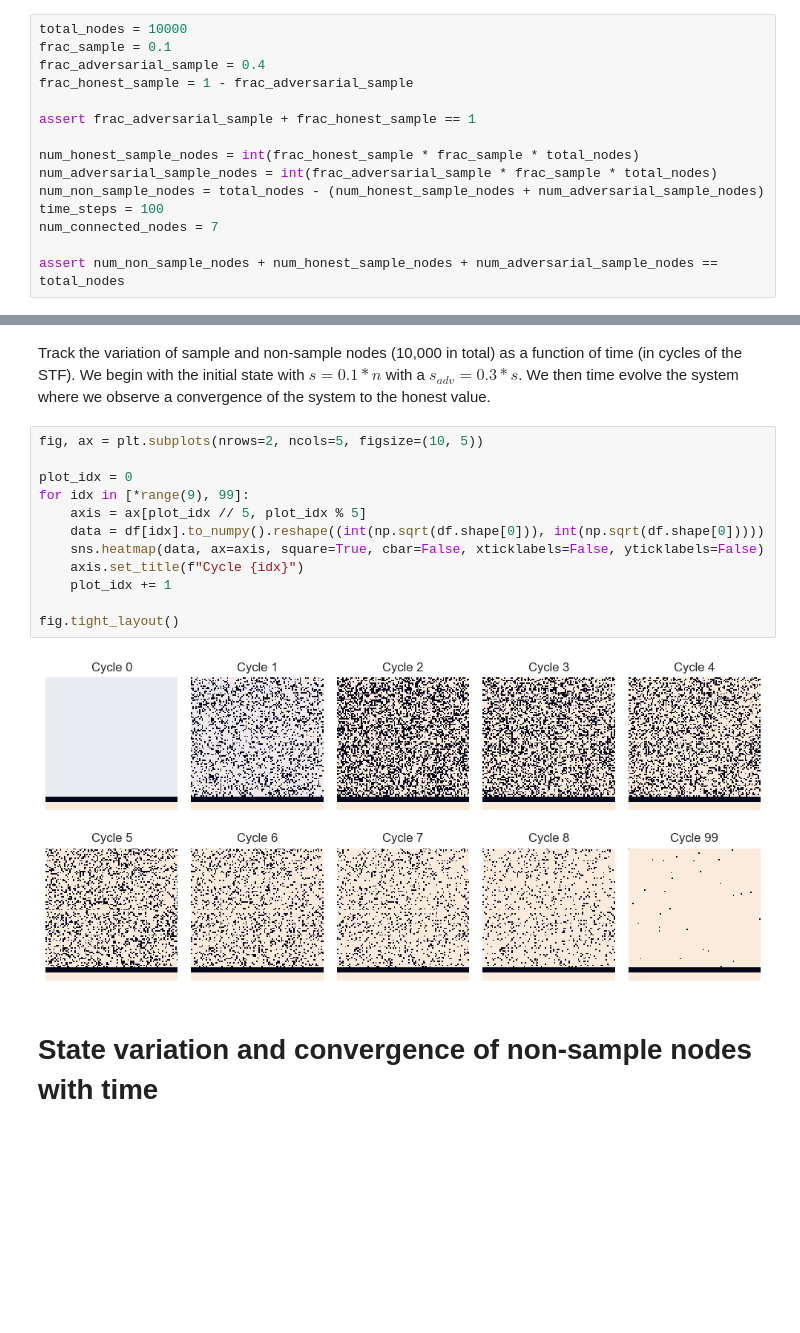
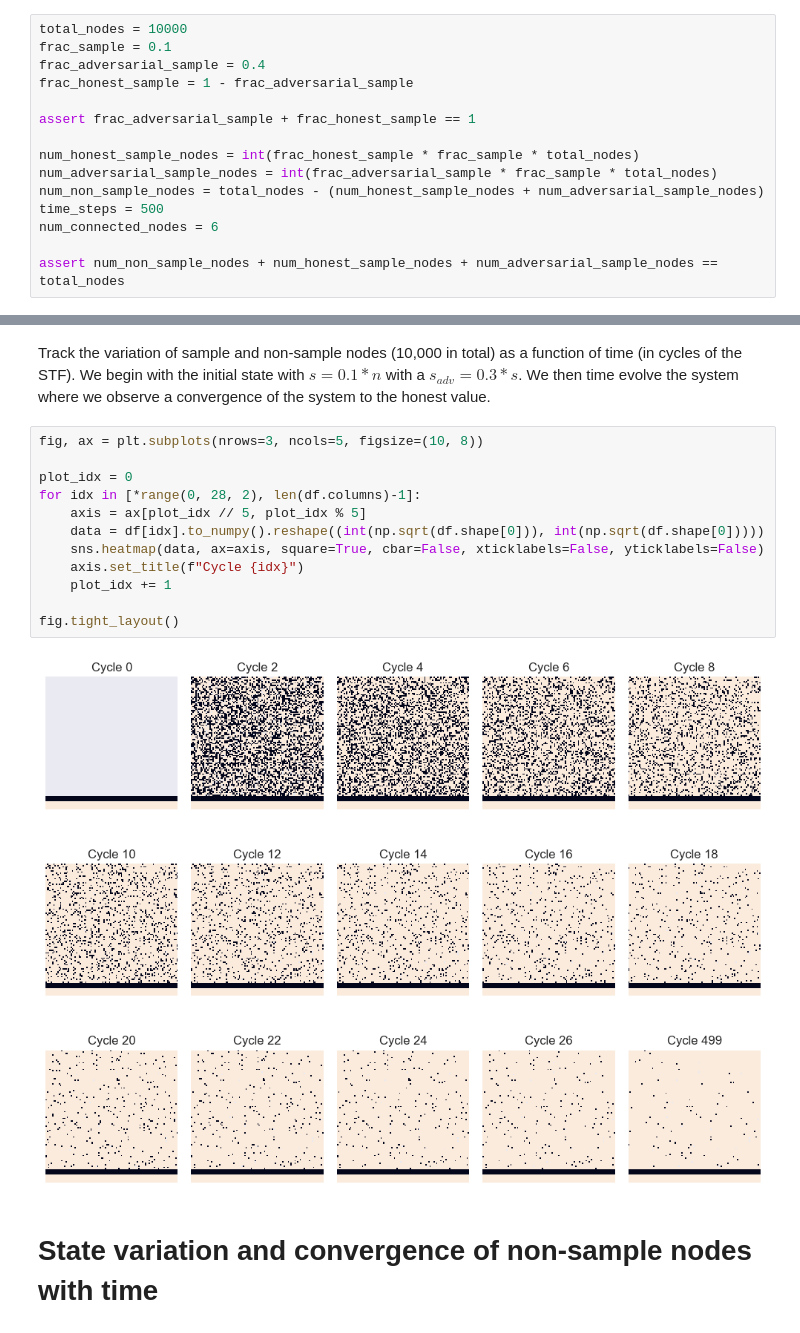
Before and after one commit to dineshpinto/synchronous-gossip-protocol, a Jupyter notebook: synchronous_gossip.ipynb, the cells around one changed output, grey strips where cells are left out. Cells and saved outputs as stored; diff of their text form; blank space fills up the shorter version.

```diff
--- a/synchronous_gossip.ipynb
+++ b/synchronous_gossip.ipynb
@@ -64,8 +62,8 @@ assert frac_adversarial_sample + frac_honest_sample == 1
 num_honest_sample_nodes = int(frac_honest_sample * frac_sample * total_nodes)
 num_adversarial_sample_nodes = int(frac_adversarial_sample * frac_sample * total_nodes)
 num_non_sample_nodes = total_nodes - (num_honest_sample_nodes + num_adversarial_sample_nodes)
-time_steps = 100
-num_connected_nodes = 7
+time_steps = 500
+num_connected_nodes = 6
 
 assert num_non_sample_nodes + num_honest_sample_nodes + num_adversarial_sample_nodes == total_nodes
 # %% [markdown]
@@ -104,19 +102,19 @@ df = df[df.columns].astype(float)
 # %% [markdown]
 Track the variation of sample and non-sample nodes (10,000 in total) as a function of time (in cycles of the STF). We begin with the initial state with $s = 0.1 * n$ with a $s_{adv} = 0.3 * s$. We then time evolve the system where we observe a convergence of the system to the honest value.
 # %%
-fig, ax = plt.subplots(nrows=2, ncols=5, figsize=(10, 5))
+fig, ax = plt.subplots(nrows=3, ncols=5, figsize=(10, 8))
 
 plot_idx = 0
-for idx in [*range(9), 99]:
+for idx in [*range(0, 28, 2), len(df.columns)-1]:
     axis = ax[plot_idx // 5, plot_idx % 5]
     data = df[idx].to_numpy().reshape((int(np.sqrt(df.shape[0])), int(np.sqrt(df.shape[0]))))
     sns.heatmap(data, ax=axis, square=True, cbar=False, xticklabels=False, yticklabels=False)
     axis.set_title(f"Cycle {idx}")
     plot_idx += 1
 
 fig.tight_layout()
 # %% [output]
-[figure, old version]
+[figure, new version]
 # %% [markdown]
 # State variation and convergence of non-sample nodes with time
 # %%
```
Also changed, not shown: parts of 10 cells of this notebook, 2 other files.
